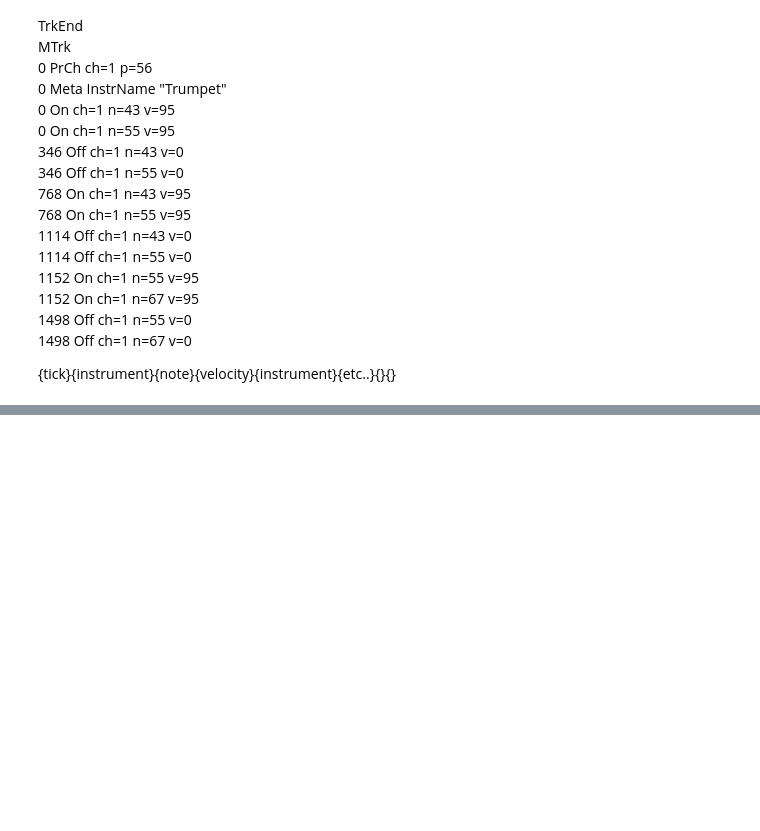
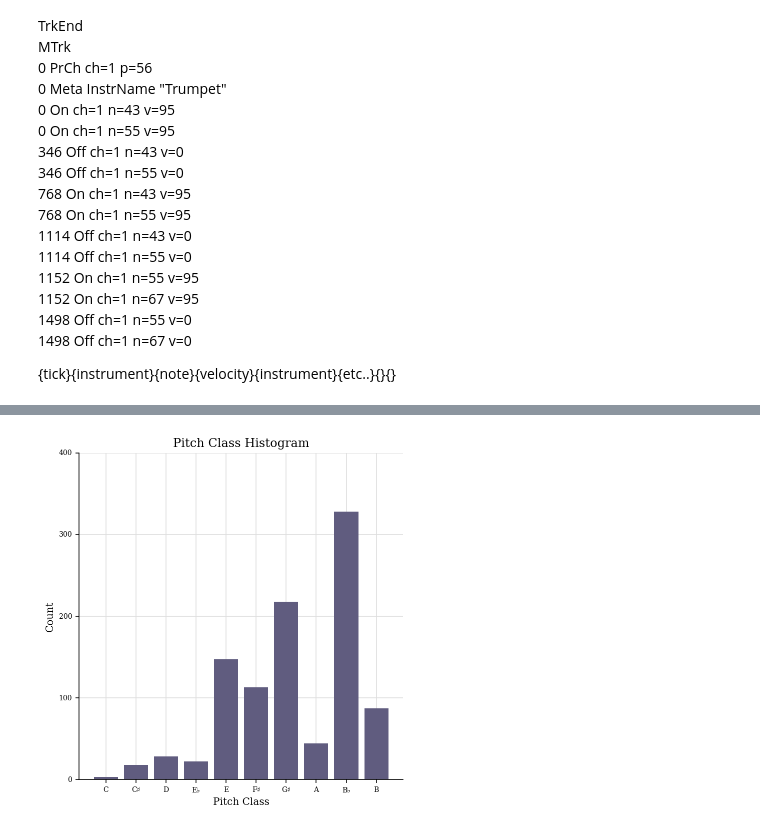
Before and after one commit to BrendanMoore42/ProjectTemp, a Jupyter notebook: genmidi/Scratch.ipynb, the cells around one changed output, grey strips where cells are left out. Saved outputs shown, nothing was run; the diff lists cells and outputs as text; code cells hidden in the pictures; blank space fills up the shorter version.

```diff
--- a/genmidi/Scratch.ipynb
+++ b/genmidi/Scratch.ipynb
@@ -33,0 +146,4 @@ MTrk<br>
+# %%
+file.plot('histogram', 'pitchClass', 'count')
+# %% [output]
+[figure, added]
```
Also changed, not shown: parts of 14 cells of this notebook, 2 other files.
